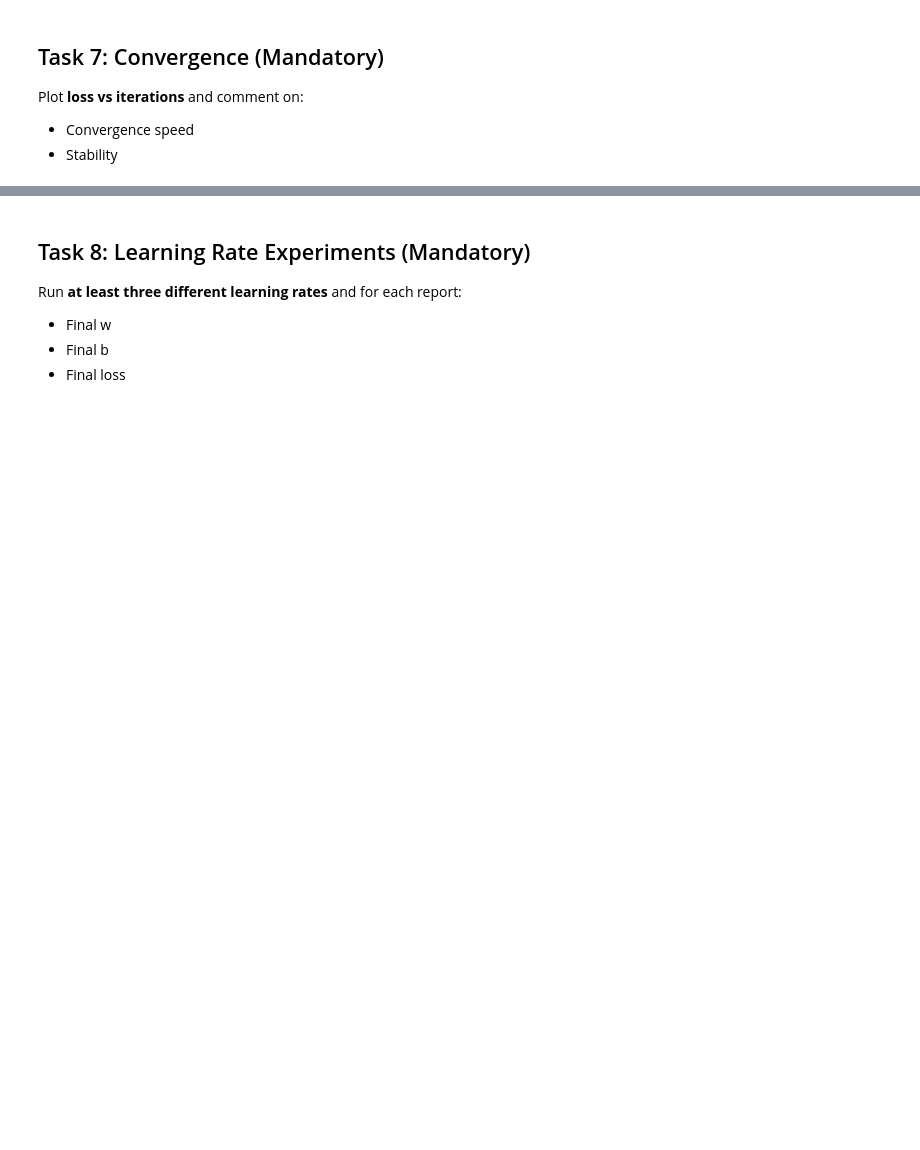
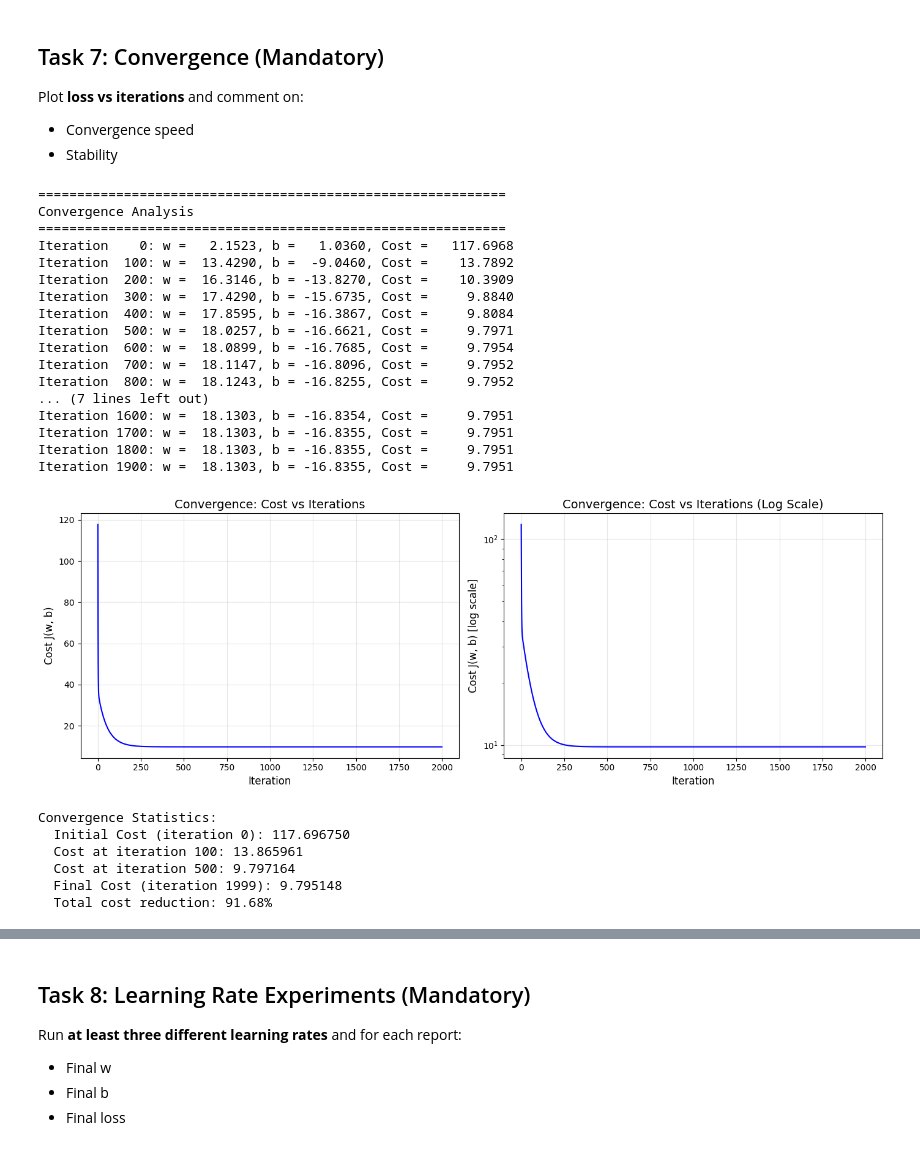
Before and after one commit to AnderssonProgramming/linear-poly-regression-aws-ai, a Jupyter notebook: 01_part1_linreg_1feature.ipynb, the cells around one changed output, grey strips where cells are left out. Saved outputs shown, nothing was run; the diff lists cells and outputs as text; code cells hidden in the pictures; blank space fills up the shorter version.

```diff
--- a/01_part1_linreg_1feature.ipynb
+++ b/01_part1_linreg_1feature.ipynb
@@ -519,6 +620,75 @@ Plot **loss vs iterations** and comment on:
 # %%
 # Task 7: Convergence (Mandatory)
 
-# TODO: Run gradient descent and collect loss history
-# TODO: Plot loss vs iterations
-# TODO: Comment on convergence speed and stability
+# Use the vectorized gradient descent for convergence analysis
+print("=" * 60)
+print("Convergence Analysis")
+print("=" * 60)
+
+# Run with more iterations to observe full convergence
+w_init_conv = 0.0
+b_init_conv = 0.0
+learning_rate_conv = 0.1
+num_iterations_conv = 2000
+
+w_conv, b_conv, cost_history_conv = gradient_descent_vectorized(
+    M, L, w_init_conv, b_init_conv, learning_rate_conv, num_iterations_conv
+)
+
+# Plot: Loss vs Iterations
+fig, axes = plt.subplots(1, 2, figsize=(14, 5))
+
+# Plot 1: Full convergence curve
+axes[0].plot(cost_history_conv, 'b-', linewidth=1.5)
+axes[0].set_xlabel("Iteration", fontsize=12)
+axes[0].set_ylabel("Cost J(w, b)", fontsize=12)
+axes[0].set_title("Convergence: Cost vs Iterations", fontsize=14)
+axes[0].grid(True, alpha=0.3)
+
+# Plot 2: Log scale to see convergence rate
+axes[1].semilogy(cost_history_conv, 'b-', linewidth=1.5)
+axes[1].set_xlabel("Iteration", fontsize=12)
+axes[1].set_ylabel("Cost J(w, b) [log scale]", fontsize=12)
+axes[1].set_title("Convergence: Cost vs Iterations (Log Scale)", fontsize=14)
+axes[1].grid(True, alpha=0.3)
+
+plt.tight_layout()
+plt.show()
+
+# Analyze convergence
+initial_cost = cost_history_conv[0]
+final_cost = cost_history_conv[-1]
+cost_at_100 = cost_history_conv[99]
+cost_at_500 = cost_history_conv[499]
+
+print(f"\nConvergence Statistics:")
+print(f"  Initial Cost (iteration 0): {initial_cost:.6f}")
+print(f"  Cost at iteration 100: {cost_at_100:.6f}")
+print(f"  Cost at iteration 500: {cost_at_500:.6f}")
+print(f"  Final Cost (iteration {num_iterations_conv-1}): {final_cost:.6f}")
+print(f"  Total cost reduction: {((initial_cost - final_cost) / initial_cost * 100):.2f}%")
+# %% [output]
+============================================================
+Convergence Analysis
+============================================================
+Iteration    0: w =   2.1523, b =   1.0360, Cost =   117.6968
+Iteration  100: w =  13.4290, b =  -9.0460, Cost =    13.7892
+Iteration  200: w =  16.3146, b = -13.8270, Cost =    10.3909
+Iteration  300: w =  17.4290, b = -15.6735, Cost =     9.8840
+Iteration  400: w =  17.8595, b = -16.3867, Cost =     9.8084
+Iteration  500: w =  18.0257, b = -16.6621, Cost =     9.7971
+Iteration  600: w =  18.0899, b = -16.7685, Cost =     9.7954
+Iteration  700: w =  18.1147, b = -16.8096, Cost =     9.7952
+Iteration  800: w =  18.1243, b = -16.8255, Cost =     9.7952
+... (7 lines left out)
+Iteration 1600: w =  18.1303, b = -16.8354, Cost =     9.7951
+Iteration 1700: w =  18.1303, b = -16.8355, Cost =     9.7951
+Iteration 1800: w =  18.1303, b = -16.8355, Cost =     9.7951
+Iteration 1900: w =  18.1303, b = -16.8355, Cost =     9.7951
+[figure, added]
+Convergence Statistics:
+  Initial Cost (iteration 0): 117.696750
+  Cost at iteration 100: 13.865961
+  Cost at iteration 500: 9.797164
+  Final Cost (iteration 1999): 9.795148
+  Total cost reduction: 91.68%
```
Also changed, not shown: parts of 7 cells of this notebook.
